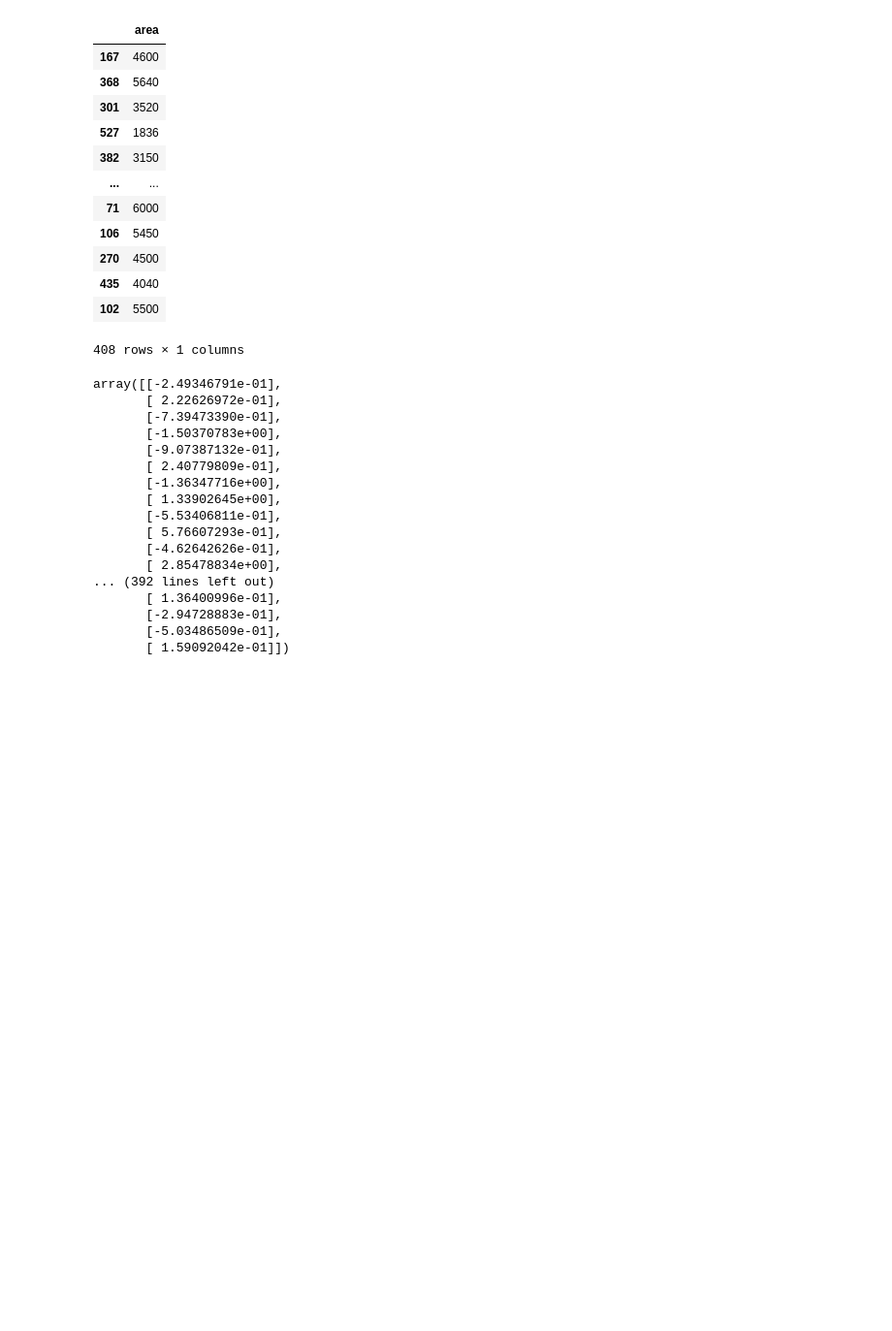
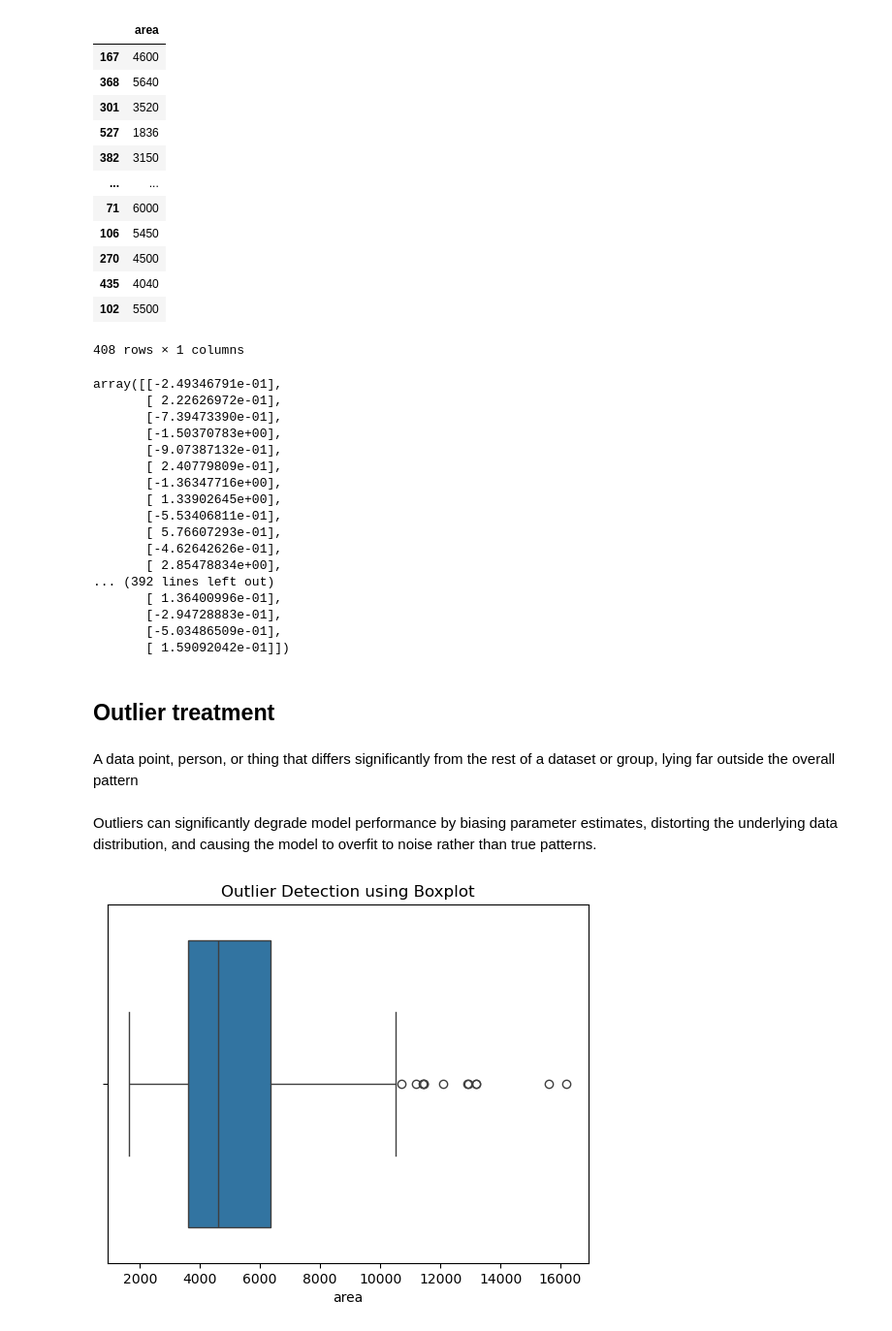
Before and after one commit to RajatVerma01/AIML-Learning, a Jupyter notebook: Day4/feature_engineering.ipynb, the cells around one changed output. Shown at 97% size. Cells and saved outputs as stored; diff of their text form; code cells hidden in the pictures; blank space fills up the shorter version.

```diff
--- a/Day4/feature_engineering.ipynb
+++ b/Day4/feature_engineering.ipynb
@@ -71,3 +71,15 @@ array([[-2.49346791e-01],
        [-2.94728883e-01],
        [-5.03486509e-01],
        [ 1.59092042e-01]])
+# %% [markdown]
+## Outlier treatment
+# %% [markdown]
+A data point, person, or thing that differs significantly from the rest of a dataset or group, lying far outside the overall pattern
+# %% [markdown]
+Outliers can significantly degrade model performance by biasing parameter estimates, distorting the underlying data distribution, and causing the model to overfit to noise rather than true patterns.
+# %%
+sns.boxplot(x=df['area'])
+plt.title("Outlier Detection using Boxplot")
+plt.show()
+# %% [output]
+[figure, added]
```
Also changed, not shown: parts of 19 cells of this notebook, 2 other files.
